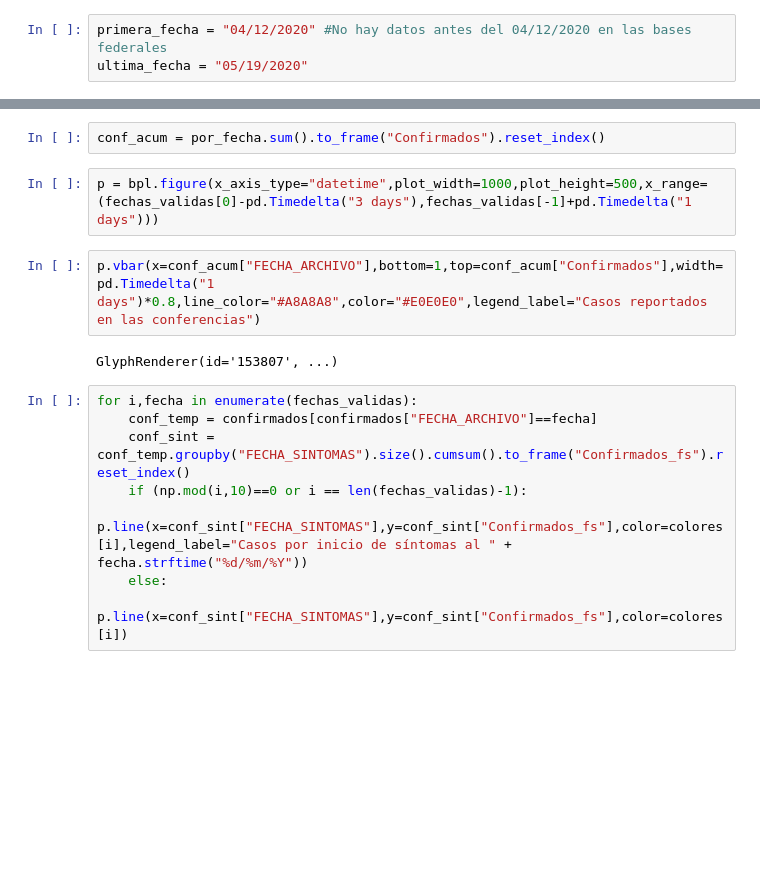
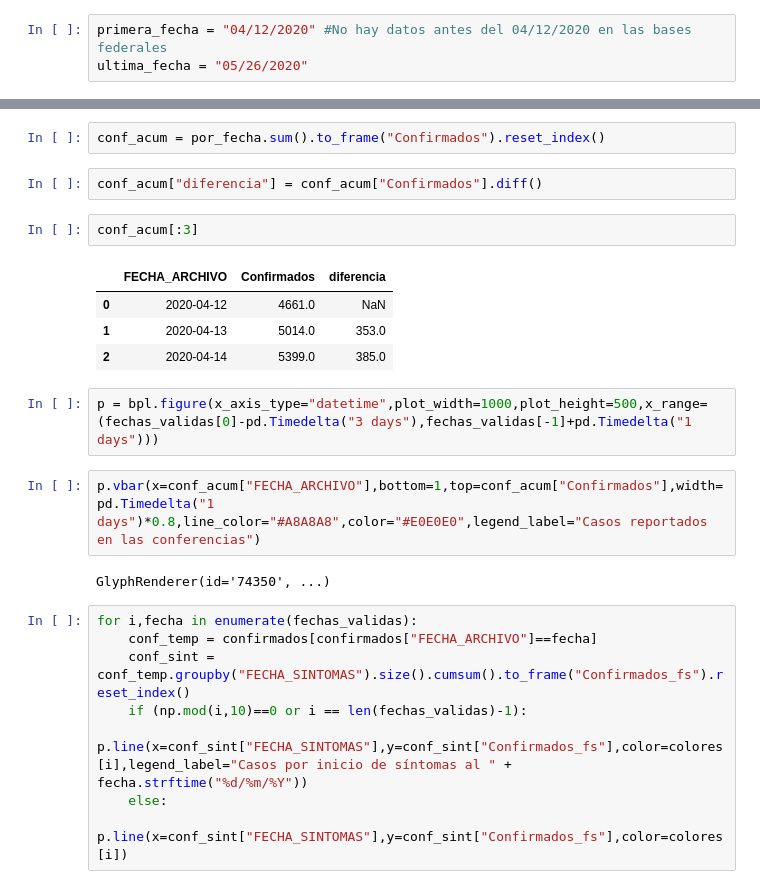
Before and after one commit to irvingfisica/covid_plots, a Jupyter notebook: reporte_diario.ipynb, the cells around one changed output, grey strips where cells are left out. Cells and saved outputs as stored; diff of their text form; blank space fills up the shorter version.

```diff
--- a/reporte_diario.ipynb
+++ b/reporte_diario.ipynb
@@ -13,5 +15,5 @@ Loading BokehJS ...
 # %%
 primera_fecha = "04/12/2020" #No hay datos antes del 04/12/2020 en las bases federales
-ultima_fecha = "05/19/2020"
+ultima_fecha = "05/26/2020"
 # %%
 fechas = pd.date_range(start=primera_fecha, end=ultima_fecha)
@@ -64,12 +65,21 @@ colores = list(bpt.inferno(len(fechas_validas)))
 colores.reverse()
 # %%
 conf_acum = por_fecha.sum().to_frame("Confirmados").reset_index()
+# %%
+conf_acum["diferencia"] = conf_acum["Confirmados"].diff()
+# %%
+conf_acum[:3]
+# %% [output]
+|  | FECHA_ARCHIVO | Confirmados | diferencia |
+| 0 | 2020-04-12 | 4661.0 | NaN |
+| 1 | 2020-04-13 | 5014.0 | 353.0 |
+| 2 | 2020-04-14 | 5399.0 | 385.0 |
 # %%
 p = bpl.figure(x_axis_type="datetime",plot_width=1000,plot_height=500,x_range=(fechas_validas[0]-pd.Timedelta("3 days"),fechas_validas[-1]+pd.Timedelta("1 days")))
 # %%
 p.vbar(x=conf_acum["FECHA_ARCHIVO"],bottom=1,top=conf_acum["Confirmados"],width=pd.Timedelta("1 days")*0.8,line_color="#A8A8A8",color="#E0E0E0",legend_label="Casos reportados en las conferencias")
 # %% [output]
-GlyphRenderer(id='153807', ...)
+GlyphRenderer(id='74350', ...)
 # %%
 for i,fecha in enumerate(fechas_validas):
     conf_temp = confirmados[confirmados["FECHA_ARCHIVO"]==fecha]
```
Also changed, not shown: parts of 59 cells of this notebook, 1 other file.
